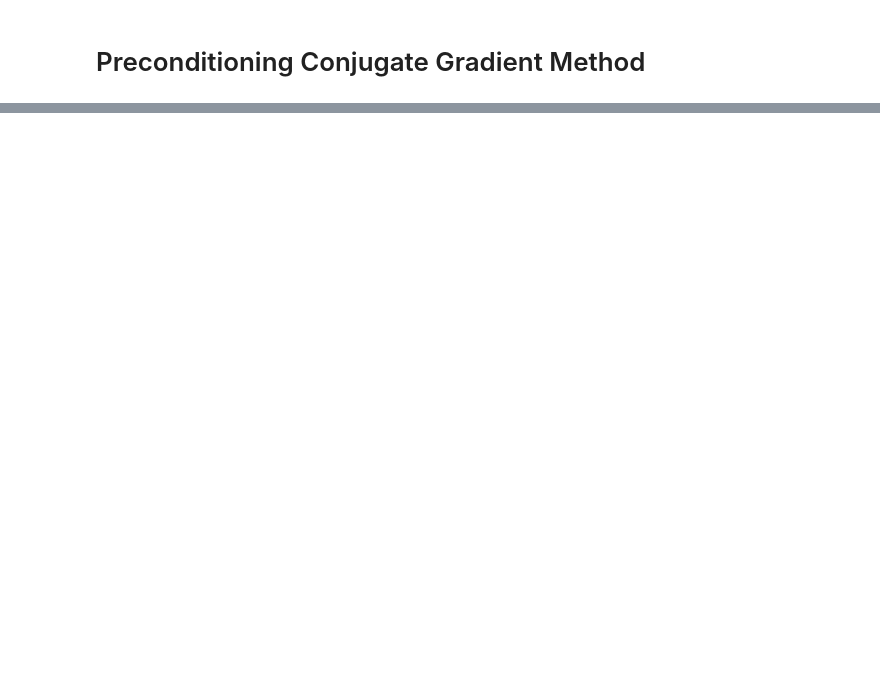
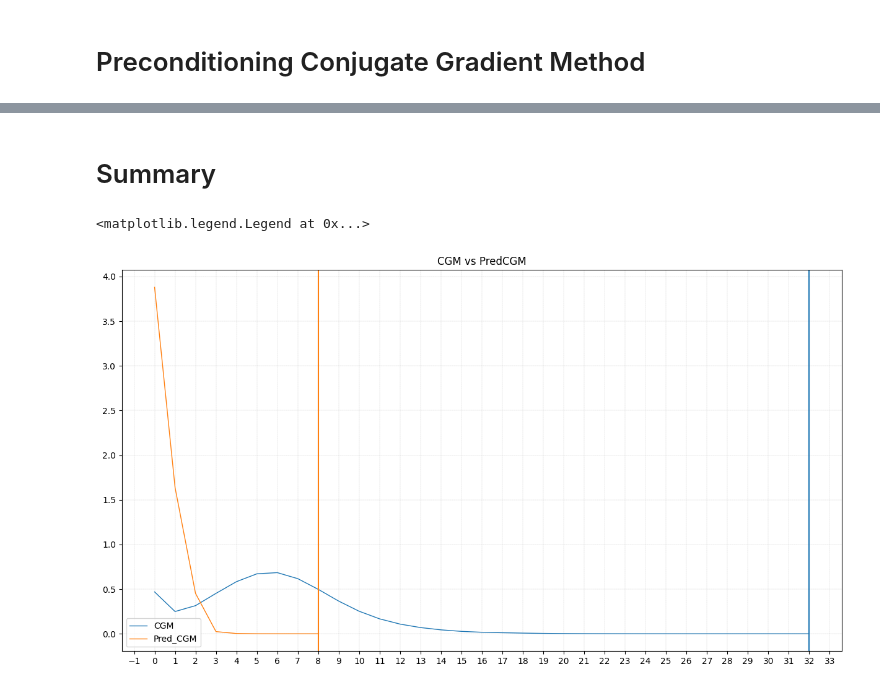
Before and after one commit to leoliu5550/numerical, a Jupyter notebook: Conjugate_Gradient_Method.ipynb, the cells around one changed output, grey strips where cells are left out. Cells and saved outputs as stored; diff of their text form; code cells hidden in the pictures; blank space fills up the shorter version.

```diff
--- a/Conjugate_Gradient_Method.ipynb
+++ b/Conjugate_Gradient_Method.ipynb
@@ -102,6 +104,9 @@ print(N)
 print(size)
 print(x)
 print(k)
+
+for i,lo in enumerate(loss):
+    print(i+1,lo)
 draw(loss,'CGM')
 # %% [output]
 1000
@@ -163,11 +174,13 @@ def Pre_CGM(A_matrix,B_matrix,c_matrix,test=False):
     return x,loss,k
 # %%
 x,loss,k = Pre_CGM(create_data(size)[0],create_data(size)[1],get_d(create_data(size)[0]),test=False)
-Total_loss.append([loss,'CGM'])
+Total_loss.append([loss,'Pred_CGM'])
 print(N)
 print(size)
 print(x)
 print(k)
+for i,lo in enumerate(loss):
+    print(i+1,lo)
 draw(loss,'CGM')
 # %% [output]
 1000
@@ -184 +206,18 @@ draw(loss,'CGM')
 [figure]
+# %% [markdown]
+# Summary
+# %%
+fig = plt.figure(figsize = (15,8))
+ax = fig.add_subplot(111)
+ax.set_title('CGM vs PredCGM')
+ax.xaxis.set_major_locator(MultipleLocator(1))
+colors=list(mcolors.TABLEAU_COLORS.keys())
+for i,(loss,name) in enumerate(Total_loss):
+    ax.plot(loss,lw = 1,label = name,color=mcolors.TABLEAU_COLORS[colors[i]])
+    plt.axvline(len(loss)-1, linestyle='-',color=mcolors.TABLEAU_COLORS[colors[i]])
+
+ax.grid(linestyle="--",linewidth = 0.2,zorder = 0)#pair0
+ax.legend()
+# %% [output]
+<matplotlib.legend.Legend at 0x...>
+[figure, added]
```
Also changed, not shown: parts of 3 cells of this notebook, 2 other files.
